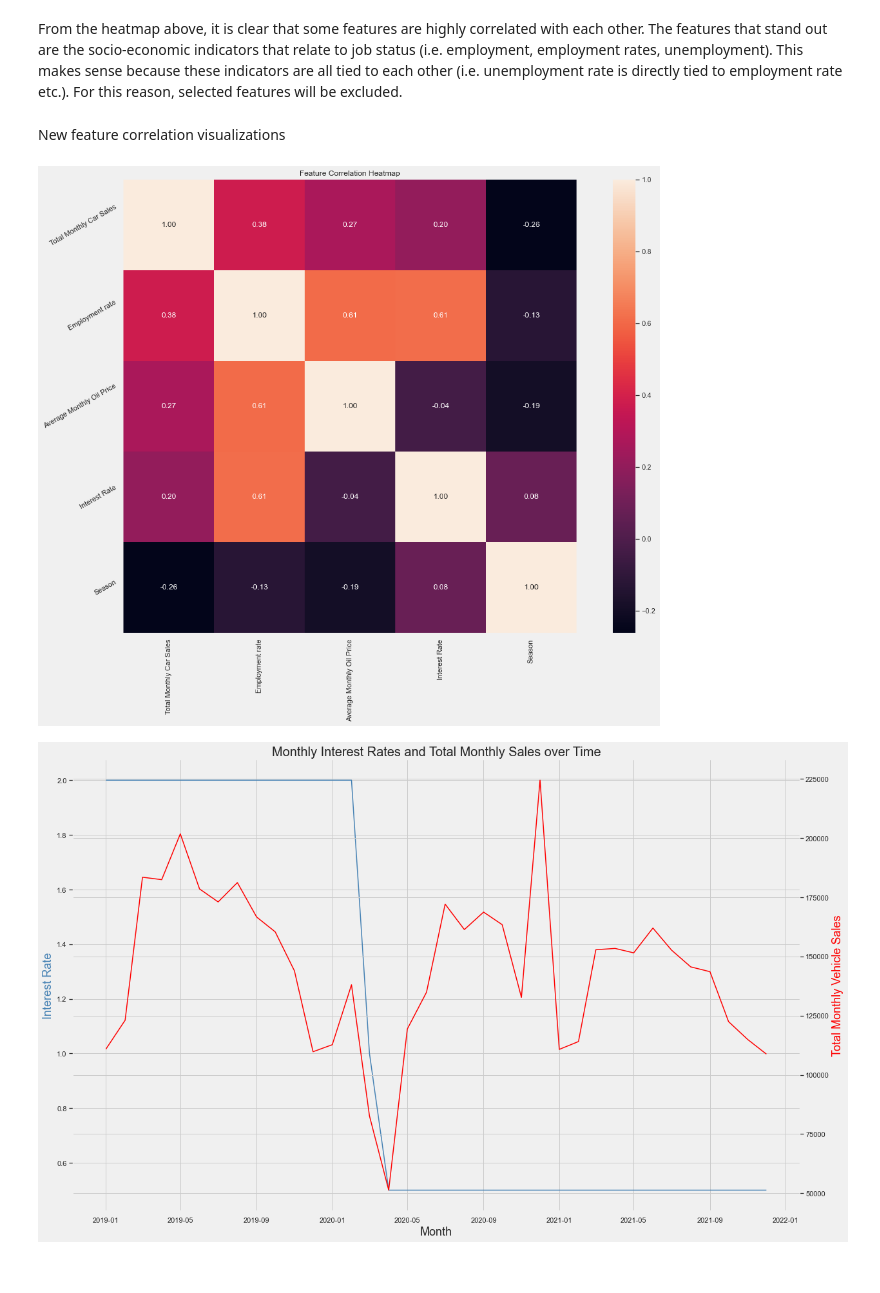
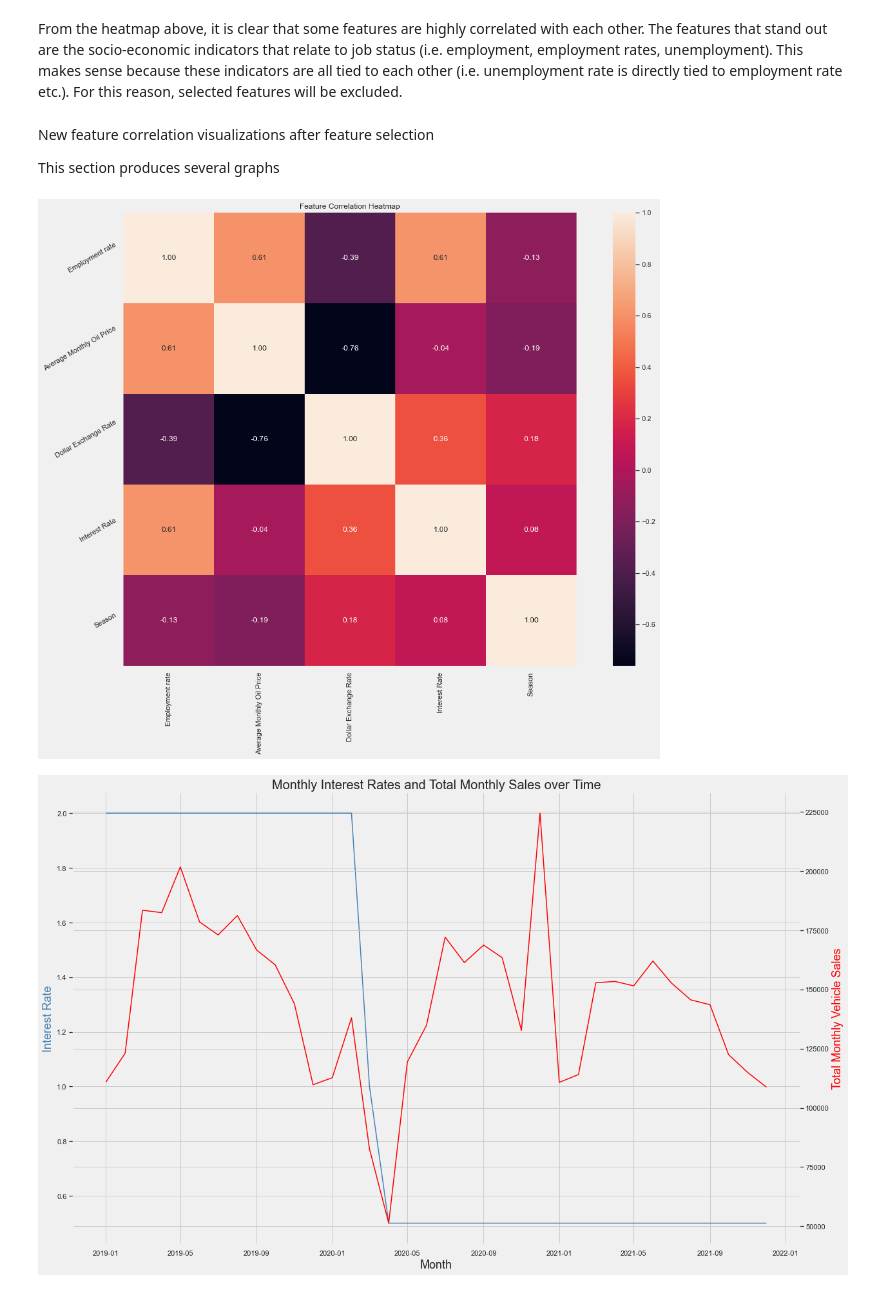
Before and after one commit to LunaAmador/Pandamonium, a Jupyter notebook: project_2_notebook.ipynb, the cells around one changed output. Drawn from its saved outputs; the diff is of its cells as text; code cells hidden in the pictures.

```diff
--- a/project_2_notebook.ipynb
+++ b/project_2_notebook.ipynb
@@ -337,7 +320,7 @@ plt.show()
 From the heatmap above, it is clear that some features are highly correlated with each other. The features that stand out are the socio-economic indicators that relate to job status (i.e. employment, employment rates, unemployment). This makes sense because these indicators are all tied to each other (i.e. unemployment rate is directly tied to employment rate etc.). For this reason, selected features will be excluded.
 # %%
 features_to_exclude = [
-                       #'Total Monthly Car Sales',
+                       'Total Monthly Car Sales',
                        'Population',
                        'Labour force',
                        'Employment',
@@ -349,16 +332,18 @@ features_to_exclude = [
                        #'Employment rate',
                        #'Average Monthly Oil Price',
                        'transit_ridership',
-                       'Dollar Exchange Rate',
+                       #'Dollar Exchange Rate',
                        'gdp',
                        #'Interest Rate',
                        #'Season'
                        ]
 model_table = total_table.drop(features_to_exclude, axis = 1)
 # %% [markdown]
-New feature correlation visualizations
+New feature correlation visualizations after feature selection
+
+This section produces several graphs
 # %%
-#Plot correlation between variables
+#Plot a correlation heatmap between the selected variables
 correlation=model_table.drop(['prop_small','prop_midsize','prop_large'],axis=1).corr()
 plt.figure(figsize=(18,12))
 plt.title('Feature Correlation Heatmap')
@@ -388,7 +373,7 @@ plt.ylim(total_table['Total Monthly Car Sales'].min(),total_table['Total Monthly
 plt.title('Monthly Car Sales With Seasons',fontsize=20)
 ax=sns.scatterplot(x=total_table.index,y=total_table['Total Monthly Car Sales'],hue=total_table['Season'],markers='o',s=200,palette=sns.color_palette("husl",4))
 
-#adds a line over dot markers
+#adds a line over dot markers for the seasons plot
 sns.lineplot(x=total_table.index,y=total_table['Total Monthly Car Sales'],color='black',ax=ax)
 ax.set_xlabel('Month',fontsize=18)
 ax.set_ylabel('Total Monthly Car Sales',fontsize=18)
@@ -405,38 +390,45 @@ sns.scatterplot(x=total_table.index,y=total_table['prop_large'],hue=total_table[
 ax.set_xlabel('Month',fontsize=18)
 ax.set_ylabel('Proportion of Total Monthly Car Sales',fontsize=18)
 
+#adds a line over the dot markers for each of the proportions
 sns.lineplot(x=total_table.index,y=total_table['prop_small'],label='Small',ax=ax)
 sns.lineplot(x=total_table.index,y=total_table['prop_midsize'],label='Midsize',ax=ax)
 sns.lineplot(x=total_table.index,y=total_table['prop_large'],label='Large',ax=ax)
 
+#updates the legend with the correct seasons
 #3 is winter,4 is spring,1 is summer,2 is fall
 h,l=ax.get_legend_handles_labels()
 lbls=['Summer','Fall','Winter','Spring','Small','Midsize','Large']
 plt.legend(h[8:15],lbls,title='Legend')
 
+
+#this loop plots each explanatory variable over the monthly proportions graph (on separate y-axes)
 iter = 0
 for column in model_table.columns:
+    #this iterable skips over the first few plots in the dataset because they are irrelevant (proportions, not explanatory variables)
     iter += 1
     if iter < 4 : continue
     plt.figure(figsize=(18,12))
-    plt.title('Proportion of Total Sales over Time',fontsize=20)
+    plt.title('Proportion of Total Sales over Time and {}'.format(column),fontsize=25)
     ax=sns.scatterplot(x=model_table.index,y=model_table['prop_small'],hue=model_table['Season'],palette=sns.color_palette("husl",4),s=200)
     sns.scatterplot(x=model_table.index,y=model_table['prop_midsize'],hue=model_table['Season'],palette=sns.color_palette("husl",4),s=200,ax=ax)
     sns.scatterplot(x=model_table.index,y=model_table['prop_large'],hue=model_table['Season'],palette=sns.color_palette("husl",4),s=200,ax=ax)
     ax.set_xlabel('Month',fontsize=18)
     ax.set_ylabel('Proportion of Total Monthly Car Sales',fontsize=18)
 
+    #adds a line over the markers for each proportion
     sns.lineplot(x=model_table.index,y=model_table['prop_small'],label='Small',ax=ax)
     sns.lineplot(x=model_table.index,y=model_table['prop_midsize'],label='Midsize',ax=ax)
     sns.lineplot(x=model_table.index,y=model_table['prop_large'],label='Large',ax=ax)
 
+    #plots the selected feature over the proportions plot
     ax2 = ax.twinx()
     sns.lineplot(x=model_table.index,y=model_table[column],ax=ax2,color='Black')
     ax2.set_ylabel(column,fontsize=18,color='Black')
     ax.legend().remove()
     plt.show()
 # %% [output]
-[figure, old version]
+[figure, new version]
 [figure]
 [figure]
 [figure]
```
Also changed, not shown: parts of 14 cells of this notebook, 1 other file.
